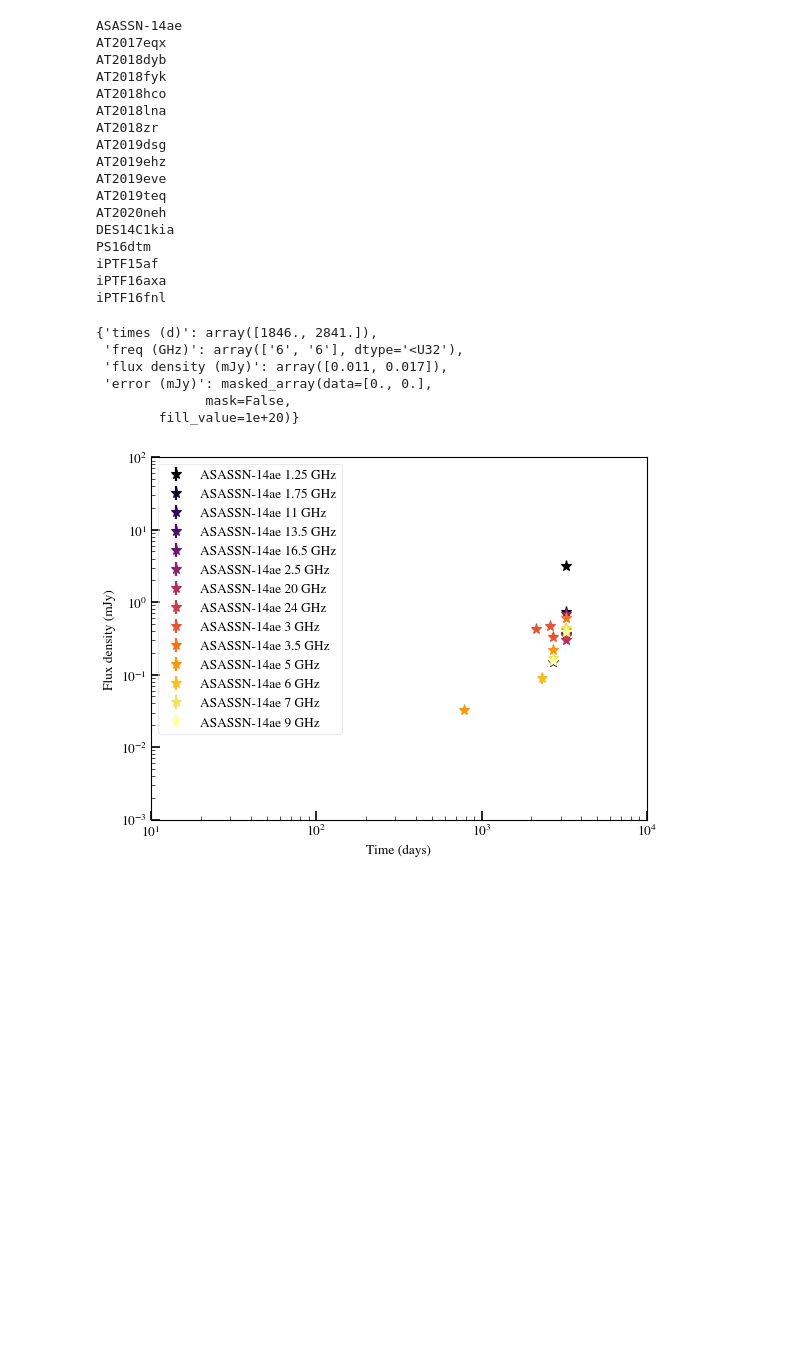
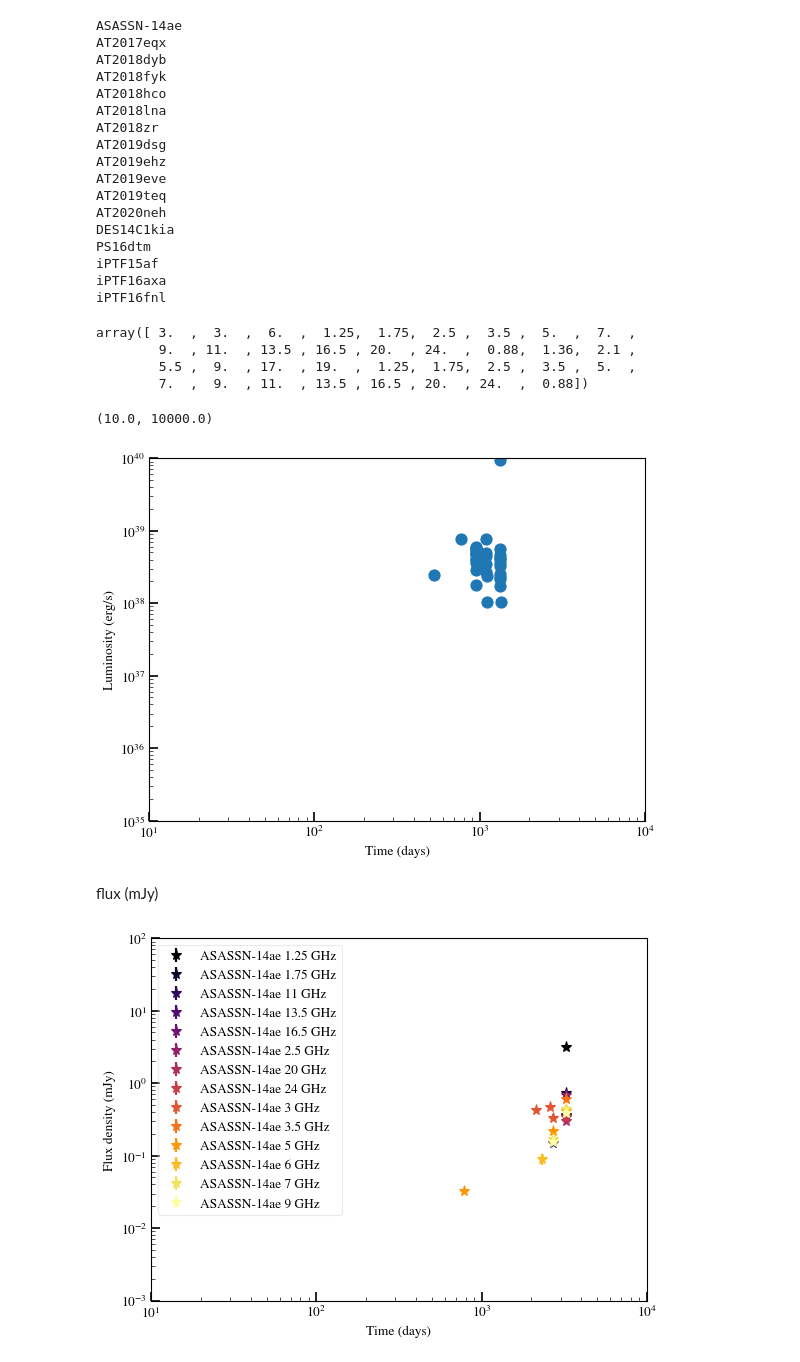
Before and after one commit to samanthacwu/Radio_Forward_Modeling, a Jupyter notebook: compare_to_data.ipynb, the cells around one changed output. Saved outputs shown, nothing was run; the diff lists cells and outputs as text; code cells hidden in the pictures; blank space fills up the shorter version.

```diff
--- a/compare_to_data.ipynb
+++ b/compare_to_data.ipynb
@@ -61,15 +120,26 @@ PS16dtm
 iPTF15af
 iPTF16axa
 iPTF16fnl
-# %%
-dict_events['iPTF16axa']
-# %% [output]
-{'times (d)': array([1846., 2841.]),
- 'freq (GHz)': array(['6', '6'], dtype='<U32'),
- 'flux density (mJy)': array([0.011, 0.017]),
- 'error (mJy)': masked_array(data=[0., 0.],
-              mask=False,
-        fill_value=1e+20)}
+# %%
+dict_events['AT2019eve']['freq (GHz)']
+# %% [output]
+array([ 3.  ,  3.  ,  6.  ,  1.25,  1.75,  2.5 ,  3.5 ,  5.  ,  7.  ,
+        9.  , 11.  , 13.5 , 16.5 , 20.  , 24.  ,  0.88,  1.36,  2.1 ,
+        5.5 ,  9.  , 17.  , 19.  ,  1.25,  1.75,  2.5 ,  3.5 ,  5.  ,
+        7.  ,  9.  , 11.  , 13.5 , 16.5 , 20.  , 24.  ,  0.88])
+# %%
+plt.scatter(dict_events['AT2019eve']['times (d)'],dict_events['AT2019eve']['freq (GHz)']*1e9*dict_events['AT2019eve']['Lnu (erg/s/Hz)'],label='AT2019eve')
+plt.yscale('log')
+plt.xscale('log')
+plt.xlabel('Time (days)')
+plt.ylabel('Luminosity (erg/s)')
+plt.ylim(1e35,1e40)
+plt.xlim(1e1,1e4)
+# %% [output]
+(10.0, 10000.0)
+[figure, added]
+# %% [markdown]
+flux (mJy)
 # %%
 plt.close('all')
 # %%
```
Also changed, not shown: parts of 9 cells of this notebook.
